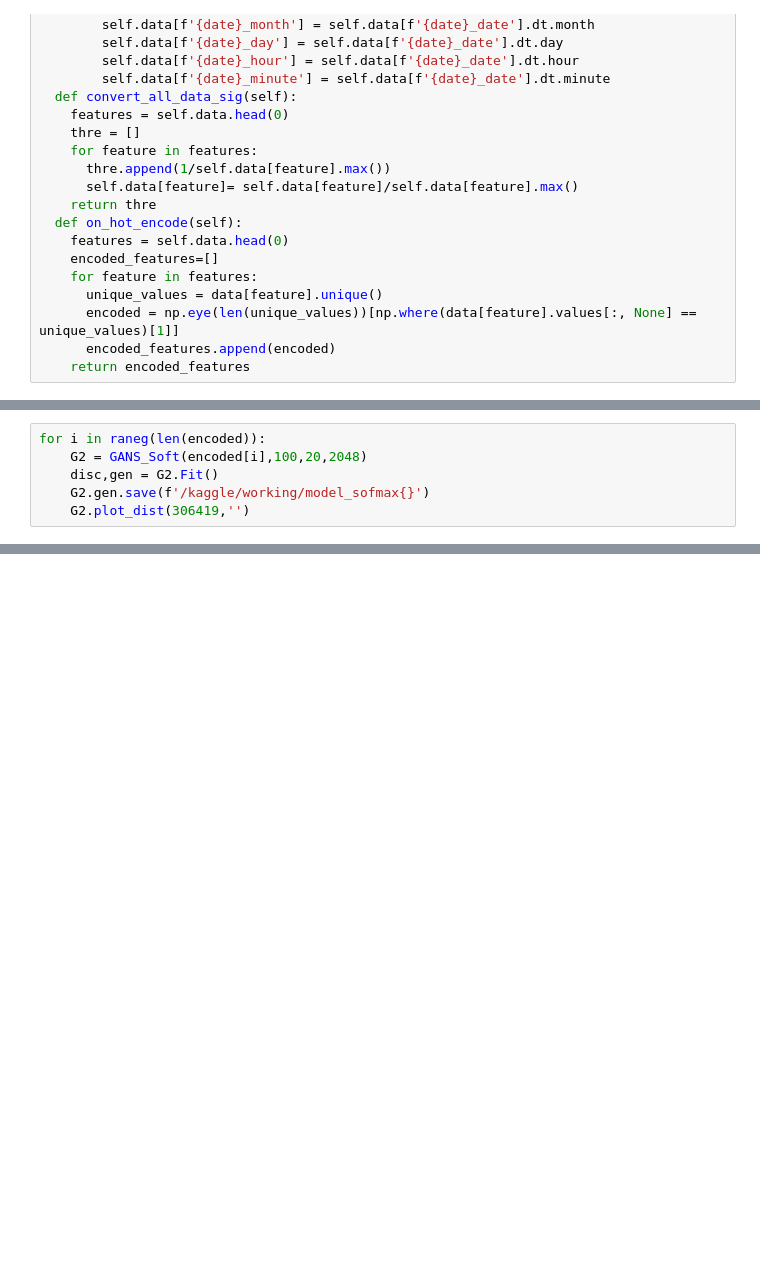
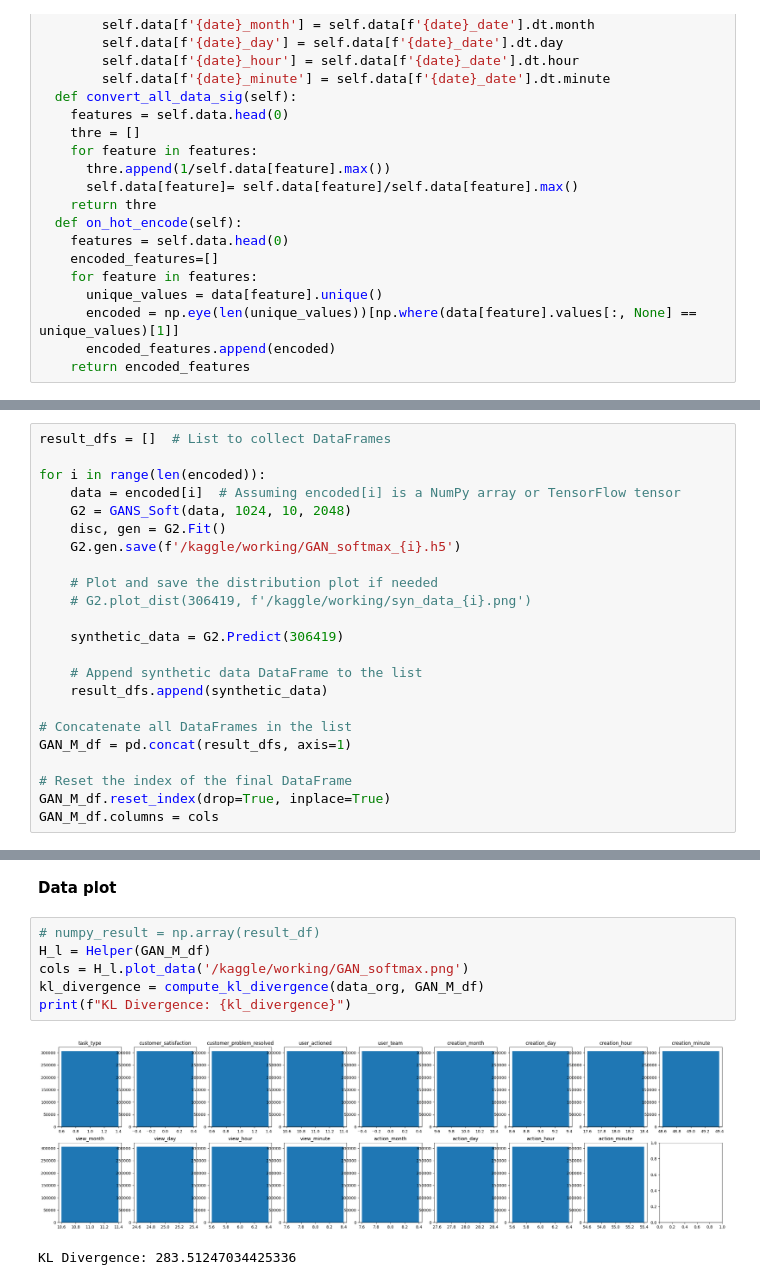
Before and after one commit to ahmedhassan187/Tabular_Synthesizer, a Jupyter notebook: tickets-gans.ipynb, the cells around one changed output, grey strips where cells are left out. Drawn from its saved outputs; the diff is of its cells as text; blank space fills up the shorter version.

```diff
--- a/tickets-gans.ipynb
+++ b/tickets-gans.ipynb
@@ -428,9 +508,3 @@ class GANS_Soft():
         plt.savefig(save_path)
 
     plt.show()
-# %%
-for i in raneg(len(encoded)):
-    G2 = GANS_Soft(encoded[i],100,20,2048)
-    disc,gen = G2.Fit()
-    G2.gen.save(f'/kaggle/working/model_sofmax{}')
-    G2.plot_dist(306419,'')
@@ -439,0 +514,23 @@ G1.plot_dist(306419)
+# %%
+result_dfs = []  # List to collect DataFrames
+
+for i in range(len(encoded)):
+    data = encoded[i]  # Assuming encoded[i] is a NumPy array or TensorFlow tensor
+    G2 = GANS_Soft(data, 1024, 10, 2048)
+    disc, gen = G2.Fit()
+    G2.gen.save(f'/kaggle/working/GAN_softmax_{i}.h5')
+
+    # Plot and save the distribution plot if needed
+    # G2.plot_dist(306419, f'/kaggle/working/syn_data_{i}.png')
+
+    synthetic_data = G2.Predict(306419)
+
+    # Append synthetic data DataFrame to the list
+    result_dfs.append(synthetic_data)
+
+# Concatenate all DataFrames in the list
+GAN_M_df = pd.concat(result_dfs, axis=1)
+
+# Reset the index of the final DataFrame
+GAN_M_df.reset_index(drop=True, inplace=True)
+GAN_M_df.columns = cols
@@ -439,0 +555,12 @@ G1.plot_dist(306419)
+# %% [markdown]
+<a name='3-3'></a>
+**Data plot**
+# %%
+# numpy_result = np.array(result_df)
+H_l = Helper(GAN_M_df)
+cols = H_l.plot_data('/kaggle/working/GAN_softmax.png')
+kl_divergence = compute_kl_divergence(data_org, GAN_M_df)
+print(f"KL Divergence: {kl_divergence}")
+# %% [output]
+[figure, added]
+KL Divergence: 283.51247034425336
```
Also changed, not shown: parts of 50 cells of this notebook.
